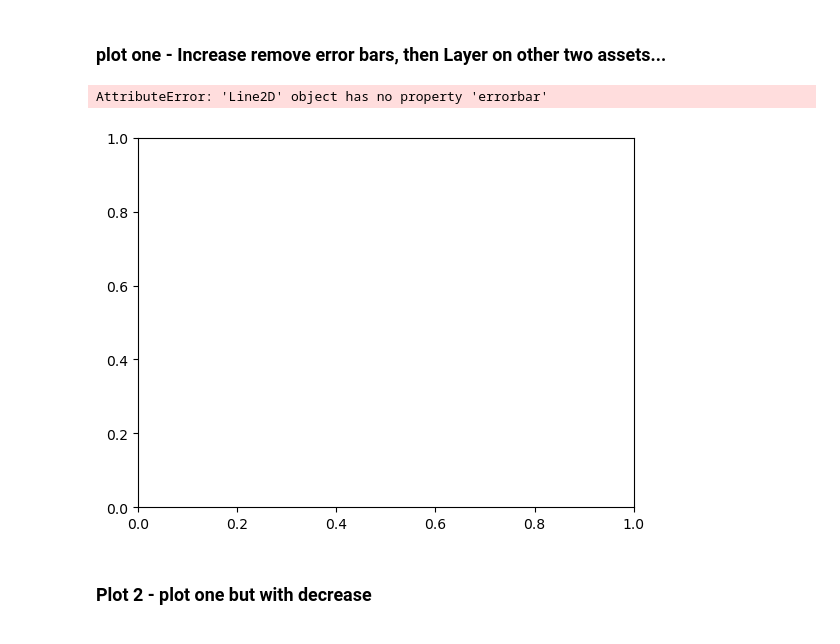
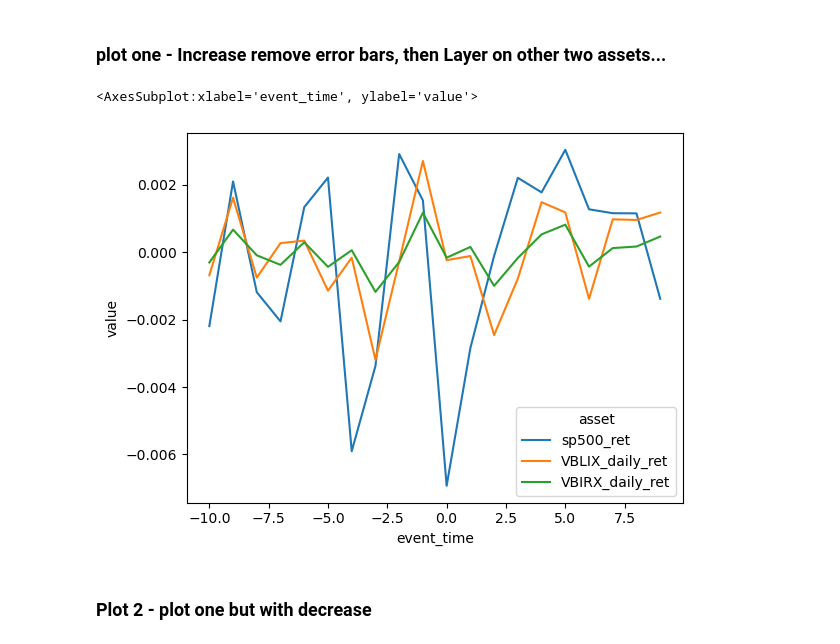
Before and after one commit to mab923/finalteamproject, a Jupyter notebook: do_not_touch.ipynb, the cells around one changed output. Cells and saved outputs as stored; diff of their text form; code cells hidden in the pictures.

```diff
--- a/do_not_touch.ipynb
+++ b/do_not_touch.ipynb
@@ -213,16 +213,19 @@ Figures:
 # %%
 event_time_rets_for_increase = event_time_rets.query('Increase == True')
 # %%
-melted_data = pd.melt(event_time_rets_for_increase, id_vars=['event_time'], value_vars=['sp500_ret', 'VBLIX_daily_ret', 'VBIRX_daily_ret'], var_name='asset')
+melted_data = pd.melt(event_time_rets_for_increase,
+                      id_vars=['event_time'],
+                      value_vars=['sp500_ret', 'VBLIX_daily_ret', 'VBIRX_daily_ret'],
+                      var_name='asset')
 # %%
 sns.lineplot(data=melted_data,
              x='event_time',
              y= 'value',
              hue = 'asset',
-             errorbar = None)
+             ci = None)
 # %% [output]
-AttributeError: 'Line2D' object has no property 'errorbar'
+<AxesSubplot:xlabel='event_time', ylabel='value'>
-[figure, old version]
+[figure, new version]
 # %% [markdown]
 ### Plot 2 - plot one but with  decrease
 # %%
```
Also changed, not shown: parts of 5 cells of this notebook.
